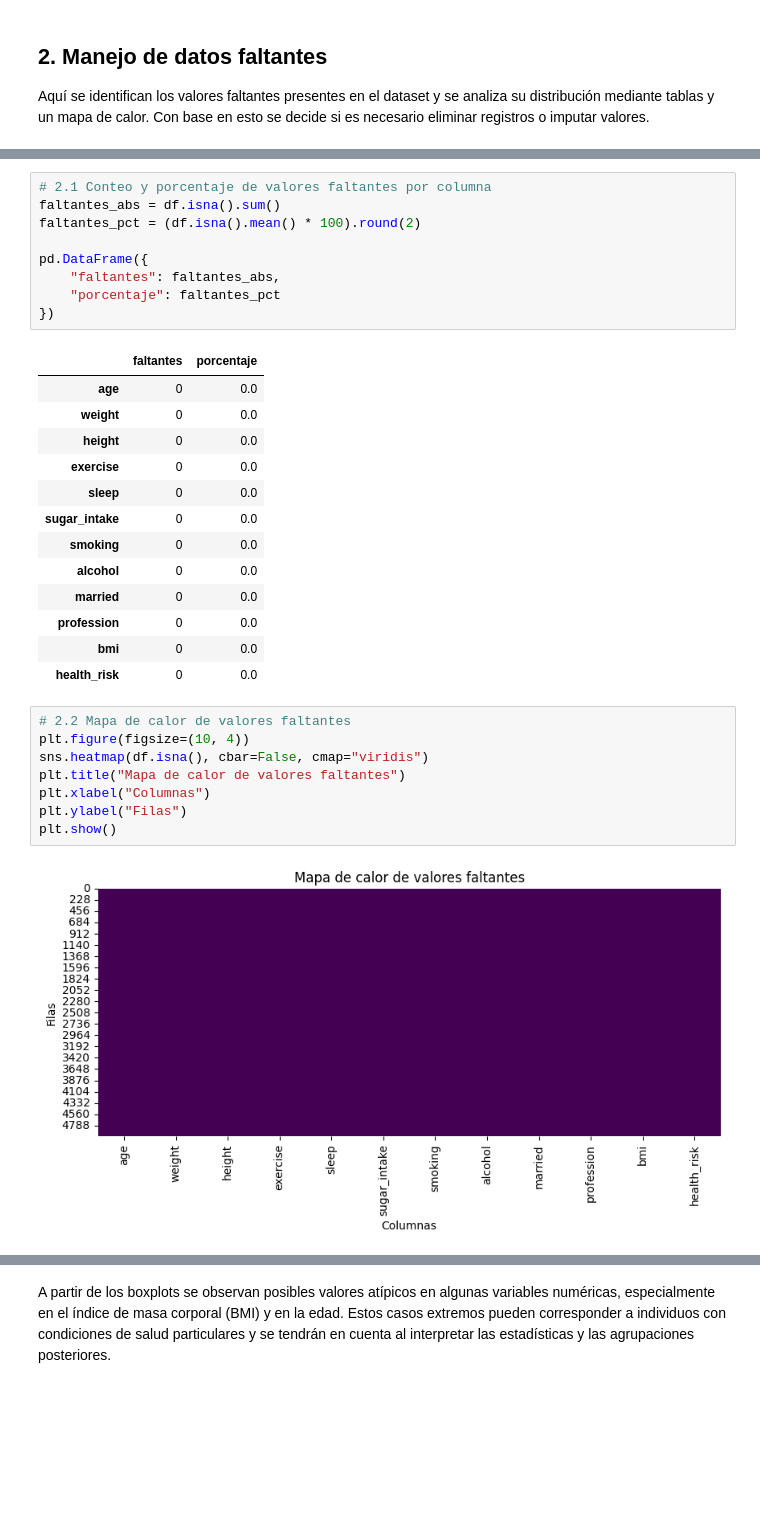
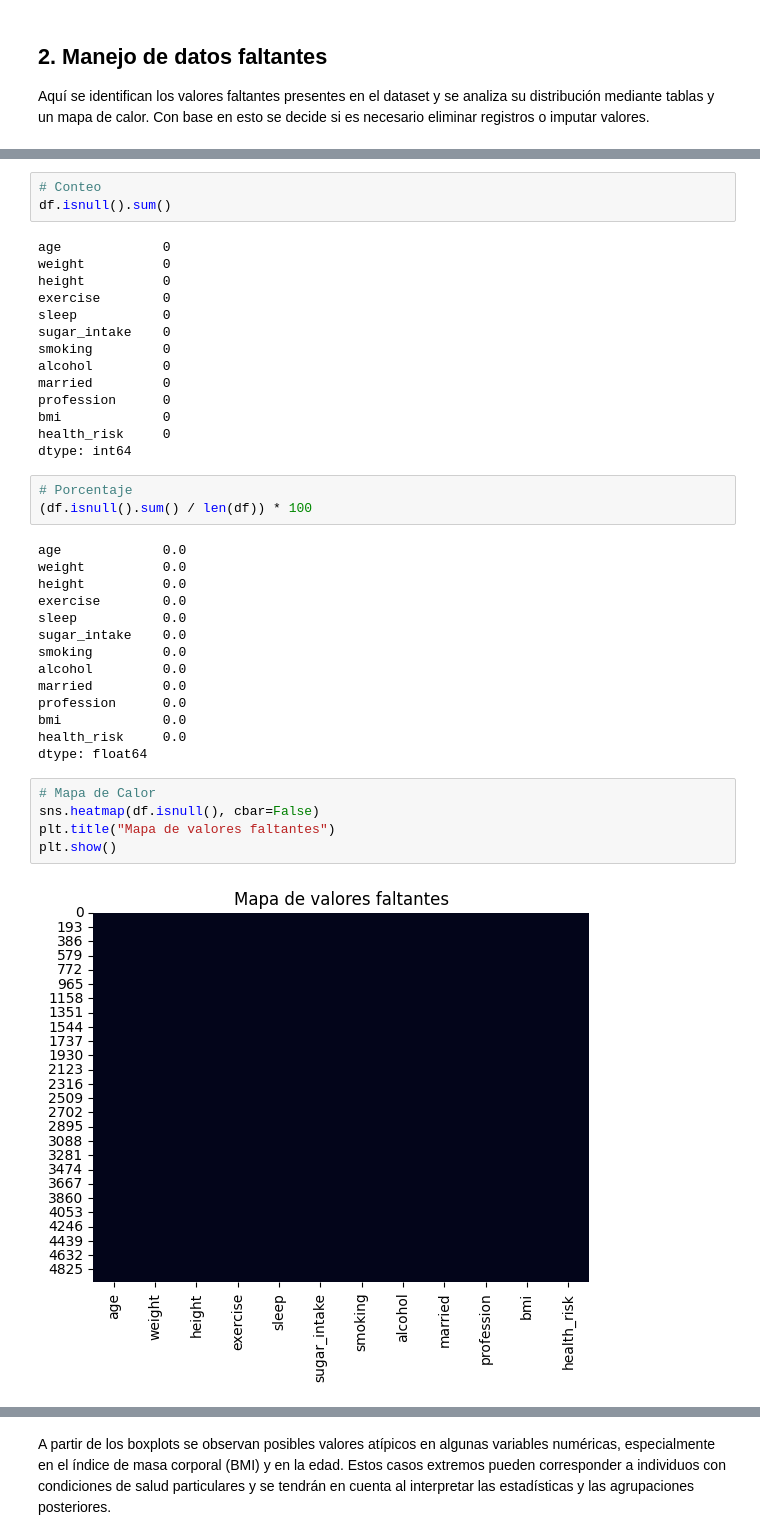
Before and after one commit to DiegoPineda08/PROYECTO-SALUD, a Jupyter notebook: notebooks/Proyecto_Salud.ipynb, the cells around one changed output, grey strips where cells are left out. Cells and saved outputs as stored; diff of their text form; blank space fills up the shorter version.

```diff
--- a/notebooks/Proyecto_Salud.ipynb
+++ b/notebooks/Proyecto_Salud.ipynb
@@ -97,35 +101,43 @@ si es necesario eliminar registros o imputar valores.
+# %%
+# Conteo
+df.isnull().sum()
+# %% [output]
+age             0
+weight          0
+height          0
+exercise        0
+sleep           0
+sugar_intake    0
+smoking         0
+alcohol         0
+married         0
+profession      0
+bmi             0
+health_risk     0
+dtype: int64
 # %%
-# 2.1 Conteo y porcentaje de valores faltantes por columna
-faltantes_abs = df.isna().sum()
-faltantes_pct = (df.isna().mean() * 100).round(2)
-
-pd.DataFrame({
-    "faltantes": faltantes_abs,
-    "porcentaje": faltantes_pct
-})
+# Porcentaje
+(df.isnull().sum() / len(df)) * 100
 # %% [output]
-|  | faltantes | porcentaje |
-| age | 0 | 0.0 |
-| weight | 0 | 0.0 |
-| height | 0 | 0.0 |
-| exercise | 0 | 0.0 |
-| sleep | 0 | 0.0 |
-| sugar_intake | 0 | 0.0 |
-| smoking | 0 | 0.0 |
-| alcohol | 0 | 0.0 |
-| married | 0 | 0.0 |
-| profession | 0 | 0.0 |
-| bmi | 0 | 0.0 |
-| health_risk | 0 | 0.0 |
+age             0.0
+weight          0.0
+height          0.0
+exercise        0.0
+sleep           0.0
+sugar_intake    0.0
+smoking         0.0
+alcohol         0.0
+married         0.0
+profession      0.0
+bmi             0.0
+health_risk     0.0
+dtype: float64
 # %%
-# 2.2 Mapa de calor de valores faltantes
-plt.figure(figsize=(10, 4))
-sns.heatmap(df.isna(), cbar=False, cmap="viridis")
-plt.title("Mapa de calor de valores faltantes")
-plt.xlabel("Columnas")
-plt.ylabel("Filas")
+# Mapa de Calor
+sns.heatmap(df.isnull(), cbar=False)
+plt.title("Mapa de valores faltantes")
 plt.show()
 # %% [output]
-[figure, old version]
+[figure, new version]
 # %% [markdown]
 En la tabla y el mapa de calor se observa que la base de datos presenta un
```
Also changed, not shown: parts of 17 cells of this notebook.
